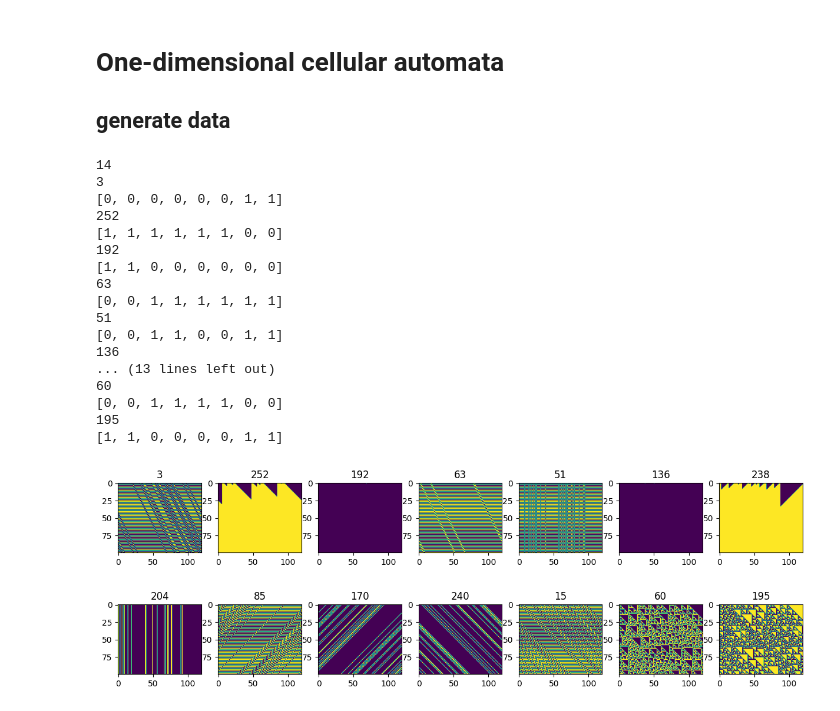
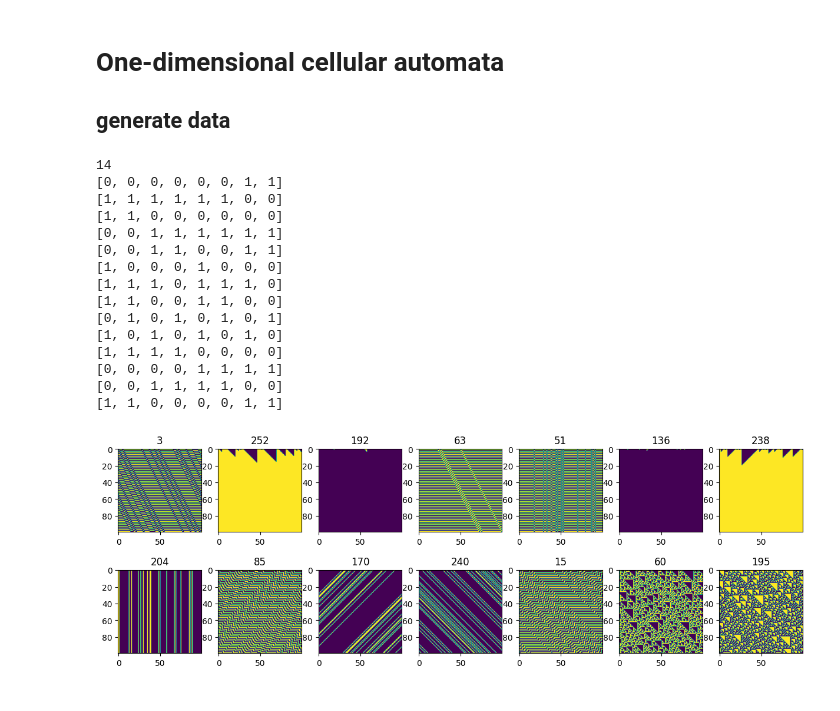
Before and after one commit to try6/self_similar_dynamics_modeling, a Jupyter notebook: CA/data_generator.ipynb, the cells around one changed output. Saved outputs shown, nothing was run; the diff lists cells and outputs as text; code cells hidden in the pictures.

```diff
--- a/CA/data_generator.ipynb
+++ b/CA/data_generator.ipynb
@@ -17,14 +17,12 @@ device = torch.device('cuda:6') if use_cuda else torch.device('cpu')
 def decimalToBinary(num, lst=[]):
     """This function converts decimal number
     to binary and prints it
-    十进制转为二进制
     """
     if num > 1:
         lst = decimalToBinary(num // 2, lst)
     lst.append(num % 2)
     return lst
 def binaryToDecimal(lst):
-    '二进制转十进制'
     if len(lst)==0:
         return -1
     val = lst[0]
@@ -32,7 +30,7 @@ def binaryToDecimal(lst):
         val = val * 2 + i
     return val
 def makeRule(value, length=8):
-    '十进制转二进制，并在前面补0固定为length位'
+    'Decimal to binary, and fixed by 0 before the length bi'
     lst = decimalToBinary(value, [])
     ll = len(lst)
     for i in range(ll, length):
@@ -40,35 +38,27 @@ def makeRule(value, length=8):
     return lst
 def CAOneStep(state, rule, radius = 1):
     '''
-    从state开始往后演化一步，rule是元胞自动机规则编号，二进制
-    最后输出下一时刻的状态n_state
+    Starting with state and evolving further, rule is the rule number of the CA
+    output: the next time state
     '''
     n_state = []
     for i in range(len(state)):
         neighbors = np.arange(i - radius, i + radius + 1)
-        neighbors = neighbors % len(state) #返回邻居索引，包含自己
-#         print(neighbors)
-
-        nb_states = np.array(state)[neighbors] #返回当前三元组的状态
-#         print(nb_states)
-
-        idx = int(binaryToDecimal(nb_states))#将三元组状态二进制转10进制，确定要使用的规则位，如111对应的是第8条规则
-#         print(idx,rule)
-
-        sss = rule[len(rule) - 1 - idx]#把索引倒一下，如111对应rule[0]
-#         print(sss,rule)
-#         de
+        neighbors = neighbors % len(state)
+        nb_states = np.array(state)[neighbors]
+        idx = int(binaryToDecimal(nb_states))
+        sss = rule[len(rule) - 1 - idx]
         n_state.append(sss)
 
     return n_state
 def iter_CA(ini_state, rule_number, steps = 100):
     '''
-    生成数据
-    ini_state: 元胞自动机初始状态，一堆0,1随机数
-    rule_number: 元胞自动机规则编号，最终转为了8位二进制的编码
+    generate data
+    ini_state: init state
+    rule_number: 8 bit
     '''
     lst = makeRule(rule_number, 8)
-    print(lst)
+#     print(lst)
 #     de
     state = ini_state
     history = [state]
@@ -94,36 +84,35 @@ def distill_rules(histories):
 # %%
 rules = [3,252,192,63,51,136,238,204,85,170,240,15,60,195]
 print(len(rules))
 plt.figure(dpi=100,figsize=(15,5))
 time_len = 100
+width = 100
 for i,rule in enumerate(rules):
-    print(rule)
+#     print(rule)
     plt.subplot(2,7,i+1)
     state = np.zeros(width)
     indexs = np.random.choice(99,20)
     state[indexs] = 1
 
     state,history = iter_CA(state, rule, time_len-1)
     plt.imshow(history)
     plt.title(rule)
 plt.show()
 # %% [output]
 14
-3
 [0, 0, 0, 0, 0, 0, 1, 1]
-252
 [1, 1, 1, 1, 1, 1, 0, 0]
-192
 [1, 1, 0, 0, 0, 0, 0, 0]
-63
 [0, 0, 1, 1, 1, 1, 1, 1]
-51
 [0, 0, 1, 1, 0, 0, 1, 1]
-136
-... (13 lines left out)
-60
+[1, 0, 0, 0, 1, 0, 0, 0]
+[1, 1, 1, 0, 1, 1, 1, 0]
+[1, 1, 0, 0, 1, 1, 0, 0]
+[0, 1, 0, 1, 0, 1, 0, 1]
+[1, 0, 1, 0, 1, 0, 1, 0]
+[1, 1, 1, 1, 0, 0, 0, 0]
+[0, 0, 0, 0, 1, 1, 1, 1]
 [0, 0, 1, 1, 1, 1, 0, 0]
-195
 [1, 1, 0, 0, 0, 0, 1, 1]
-[figure, old version]
+[figure, new version]
 # %%
```
Also changed, not shown: parts of 5 cells of this notebook, 7 other files.
